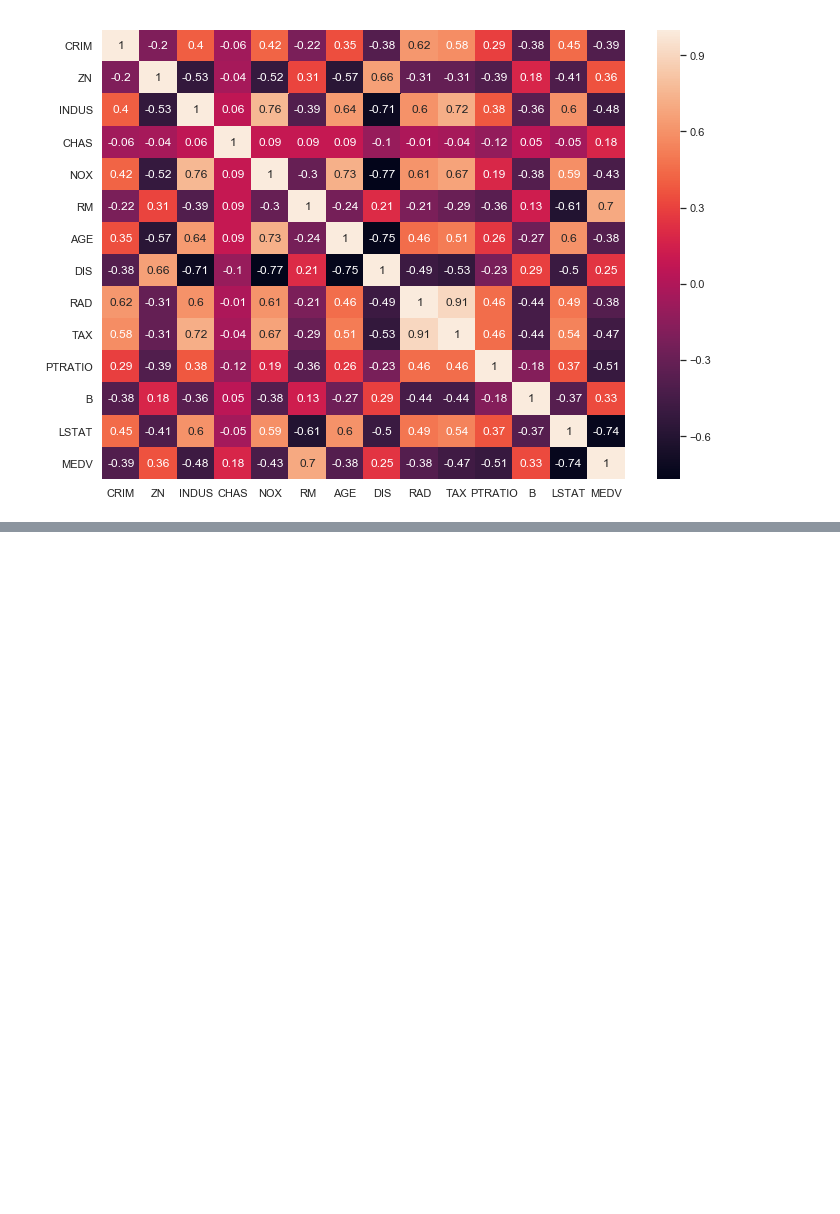
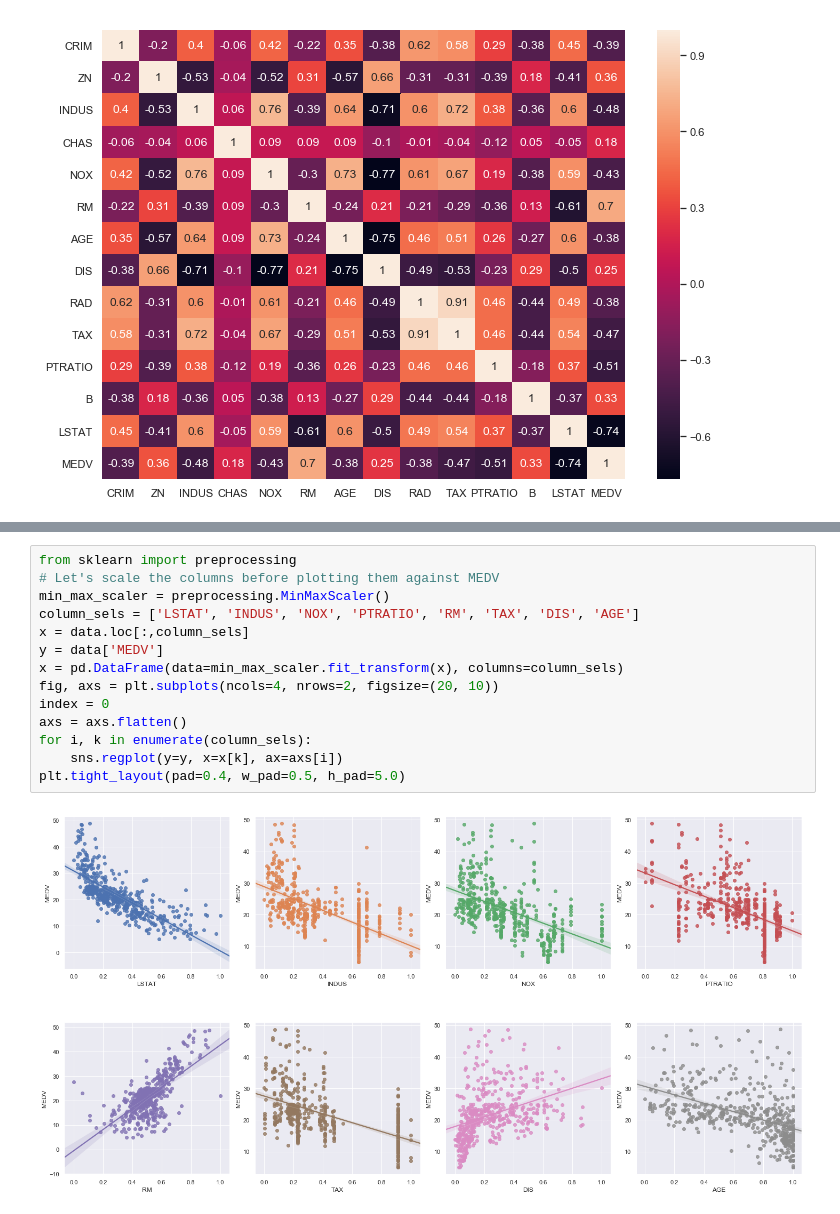
Before and after one commit to SimonMcLain/ML-Statistics-Project-2019-G00364775, a Jupyter notebook: Project.ipynb, the cells around one changed output, grey strips where cells are left out. Drawn from its saved outputs; the diff is of its cells as text; blank space fills up the shorter version.

```diff
--- a/Project.ipynb
+++ b/Project.ipynb
@@ -64,0 +229,16 @@ sns.heatmap(data=correlation_matrix, annot=True)
+# %%
+from sklearn import preprocessing
+# Let's scale the columns before plotting them against MEDV
+min_max_scaler = preprocessing.MinMaxScaler()
+column_sels = ['LSTAT', 'INDUS', 'NOX', 'PTRATIO', 'RM', 'TAX', 'DIS', 'AGE']
+x = data.loc[:,column_sels]
+y = data['MEDV']
+x = pd.DataFrame(data=min_max_scaler.fit_transform(x), columns=column_sels)
+fig, axs = plt.subplots(ncols=4, nrows=2, figsize=(20, 10))
+index = 0
+axs = axs.flatten()
+for i, k in enumerate(column_sels):
+    sns.regplot(y=y, x=x[k], ax=axs[i])
+plt.tight_layout(pad=0.4, w_pad=0.5, h_pad=5.0)
+# %% [output]
+[figure, added]
```
Also changed, not shown: parts of 23 cells of this notebook.
